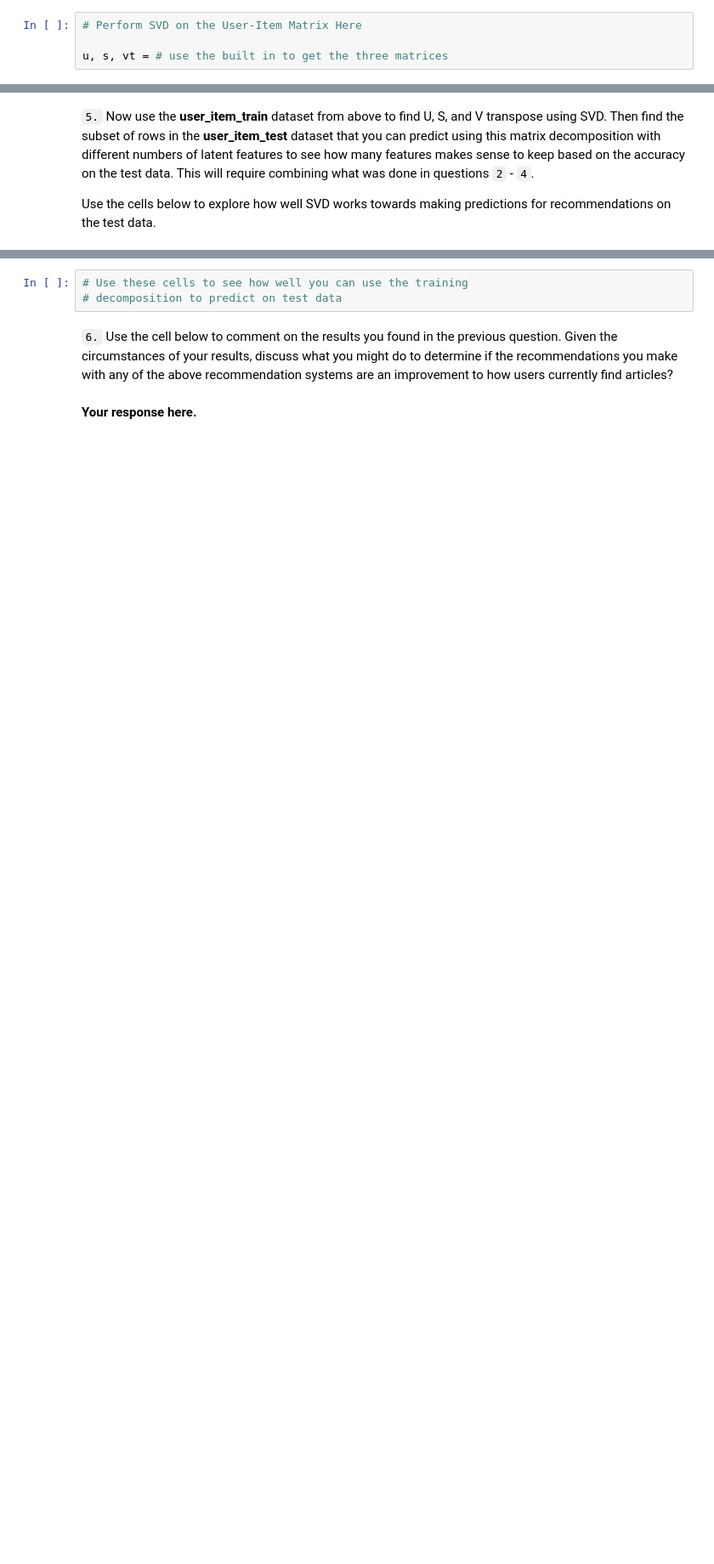
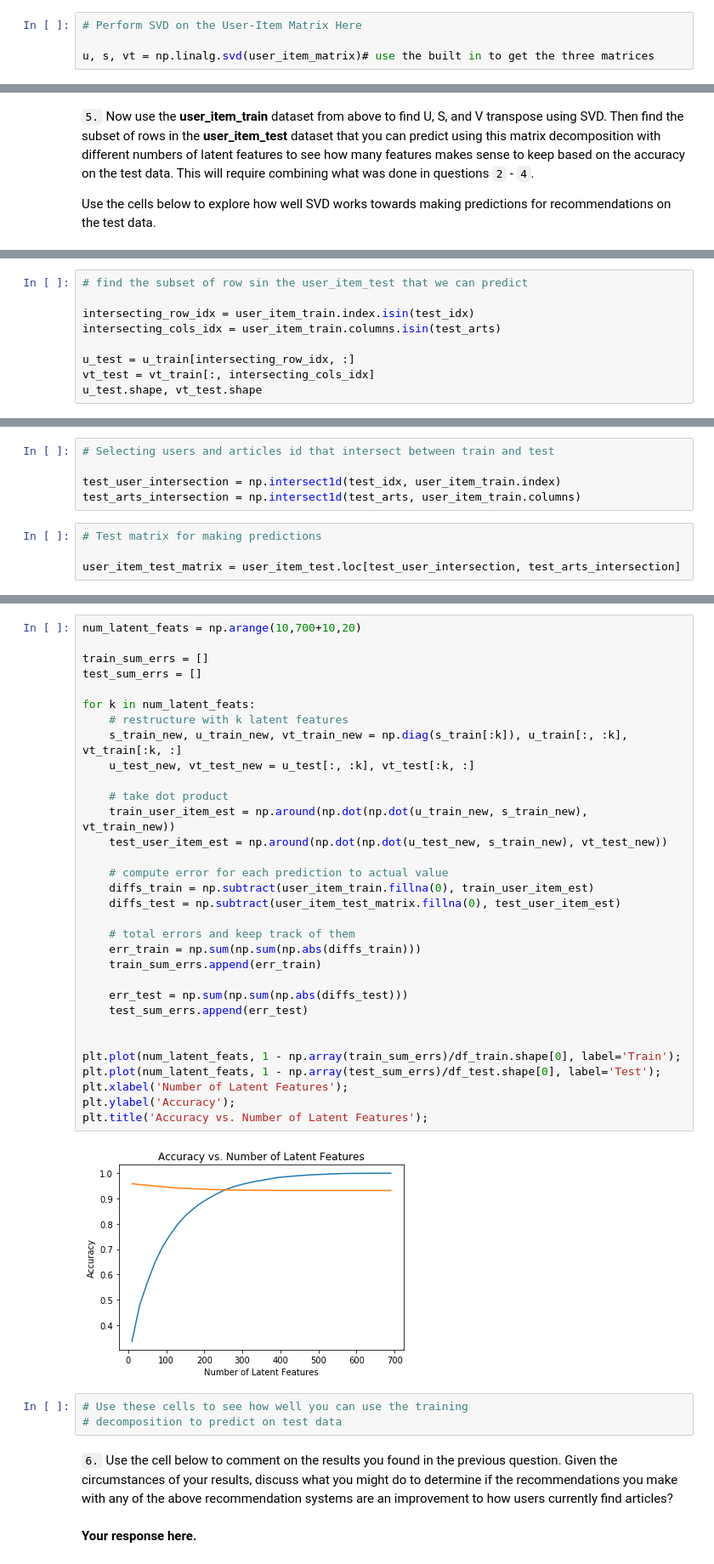
Before and after one commit to fairgelle/ibm-recommendation, a Jupyter notebook: Recommendations_with_IBM.ipynb, the cells around one changed output, grey strips where cells are left out. Shown at 85% size. Cells and saved outputs as stored; diff of their text form; blank space fills up the shorter version.

```diff
--- a/Recommendations_with_IBM.ipynb
+++ b/Recommendations_with_IBM.ipynb
@@ -716,7 +710,7 @@ user_item_matrix.head()
 # %%
 # Perform SVD on the User-Item Matrix Here
 
-u, s, vt = # use the built in to get the three matrices
+u, s, vt = np.linalg.svd(user_item_matrix)# use the built in to get the three matrices
 # %% [markdown]
 **Provide your response here.**
 # %% [markdown]
@@ -802,0 +830,9 @@ u_train, s_train, vt_train = # fit svd similar to above then use the cells below
+# %%
+# find the subset of row sin the user_item_test that we can predict
+
+intersecting_row_idx = user_item_train.index.isin(test_idx)
+intersecting_cols_idx = user_item_train.columns.isin(test_arts)
+
+u_test = u_train[intersecting_row_idx, :]
+vt_test = vt_train[:, intersecting_cols_idx]
+u_test.shape, vt_test.shape
@@ -802,0 +841,9 @@ u_train, s_train, vt_train = # fit svd similar to above then use the cells below
+# %%
+# Selecting users and articles id that intersect between train and test
+
+test_user_intersection = np.intersect1d(test_idx, user_item_train.index)
+test_arts_intersection = np.intersect1d(test_arts, user_item_train.columns)
+# %%
+# Test matrix for making predictions
+
+user_item_test_matrix = user_item_test.loc[test_user_intersection, test_arts_intersection]
@@ -803,3 +854,37 @@ u_train, s_train, vt_train = # fit svd similar to above then use the cells below
+# %%
+num_latent_feats = np.arange(10,700+10,20)
+
+train_sum_errs = []
+test_sum_errs = []
+
+for k in num_latent_feats:
+    # restructure with k latent features
+    s_train_new, u_train_new, vt_train_new = np.diag(s_train[:k]), u_train[:, :k], vt_train[:k, :]
+    u_test_new, vt_test_new = u_test[:, :k], vt_test[:k, :]
+
+    # take dot product
+    train_user_item_est = np.around(np.dot(np.dot(u_train_new, s_train_new), vt_train_new))
+    test_user_item_est = np.around(np.dot(np.dot(u_test_new, s_train_new), vt_test_new))
+
+    # compute error for each prediction to actual value
+    diffs_train = np.subtract(user_item_train.fillna(0), train_user_item_est)
+    diffs_test = np.subtract(user_item_test_matrix.fillna(0), test_user_item_est)
+
+    # total errors and keep track of them
+    err_train = np.sum(np.sum(np.abs(diffs_train)))
+    train_sum_errs.append(err_train)
+
+    err_test = np.sum(np.sum(np.abs(diffs_test)))
+    test_sum_errs.append(err_test)
+
+
+plt.plot(num_latent_feats, 1 - np.array(train_sum_errs)/df_train.shape[0], label='Train');
+plt.plot(num_latent_feats, 1 - np.array(test_sum_errs)/df_test.shape[0], label='Test');
+plt.xlabel('Number of Latent Features');
+plt.ylabel('Accuracy');
+plt.title('Accuracy vs. Number of Latent Features');
+# %% [output]
+[figure, added]
 # %%
 # Use these cells to see how well you can use the training
 # decomposition to predict on test data
```
Also changed, not shown: parts of 14 cells of this notebook, 1 other file.
